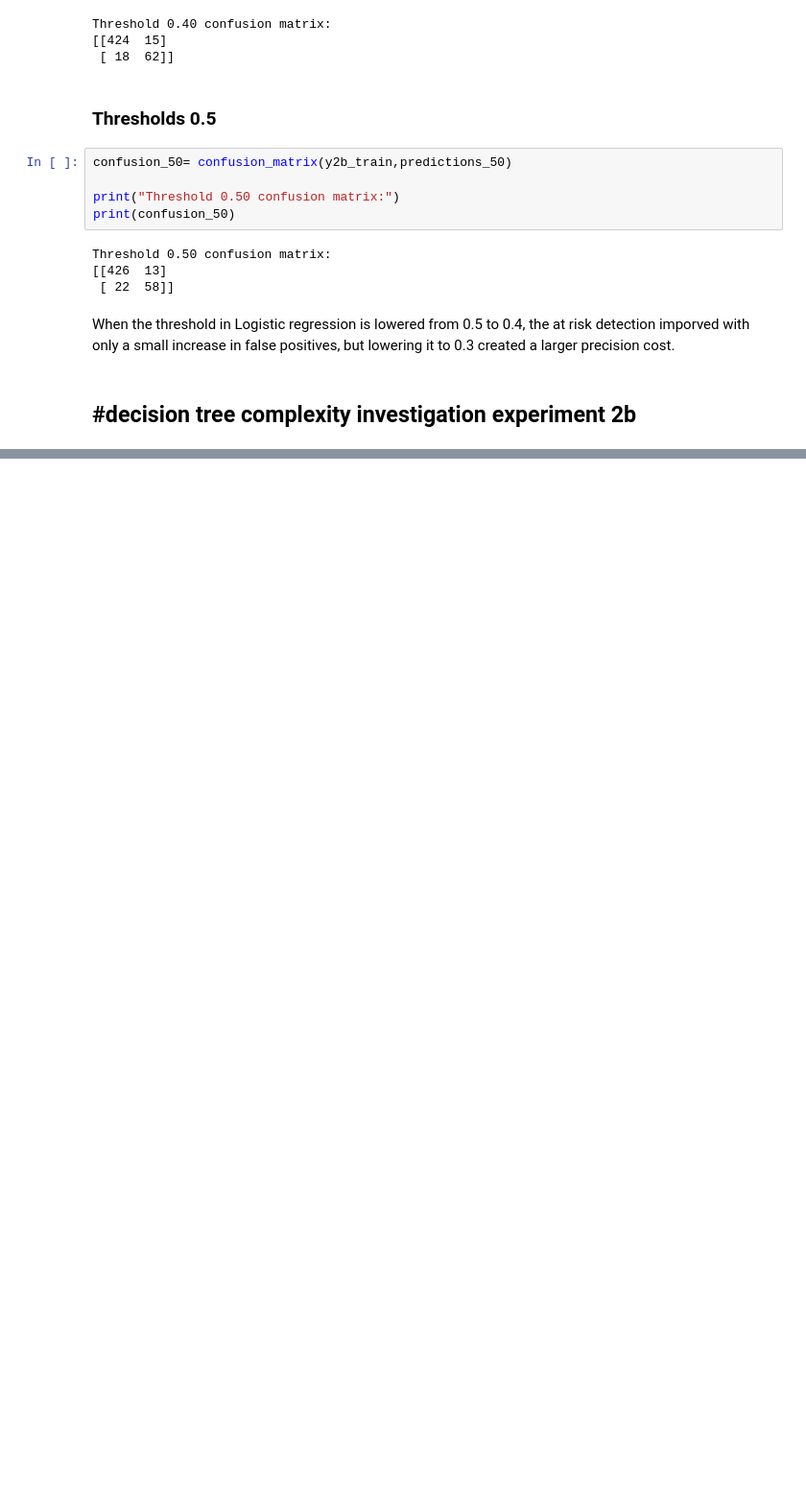
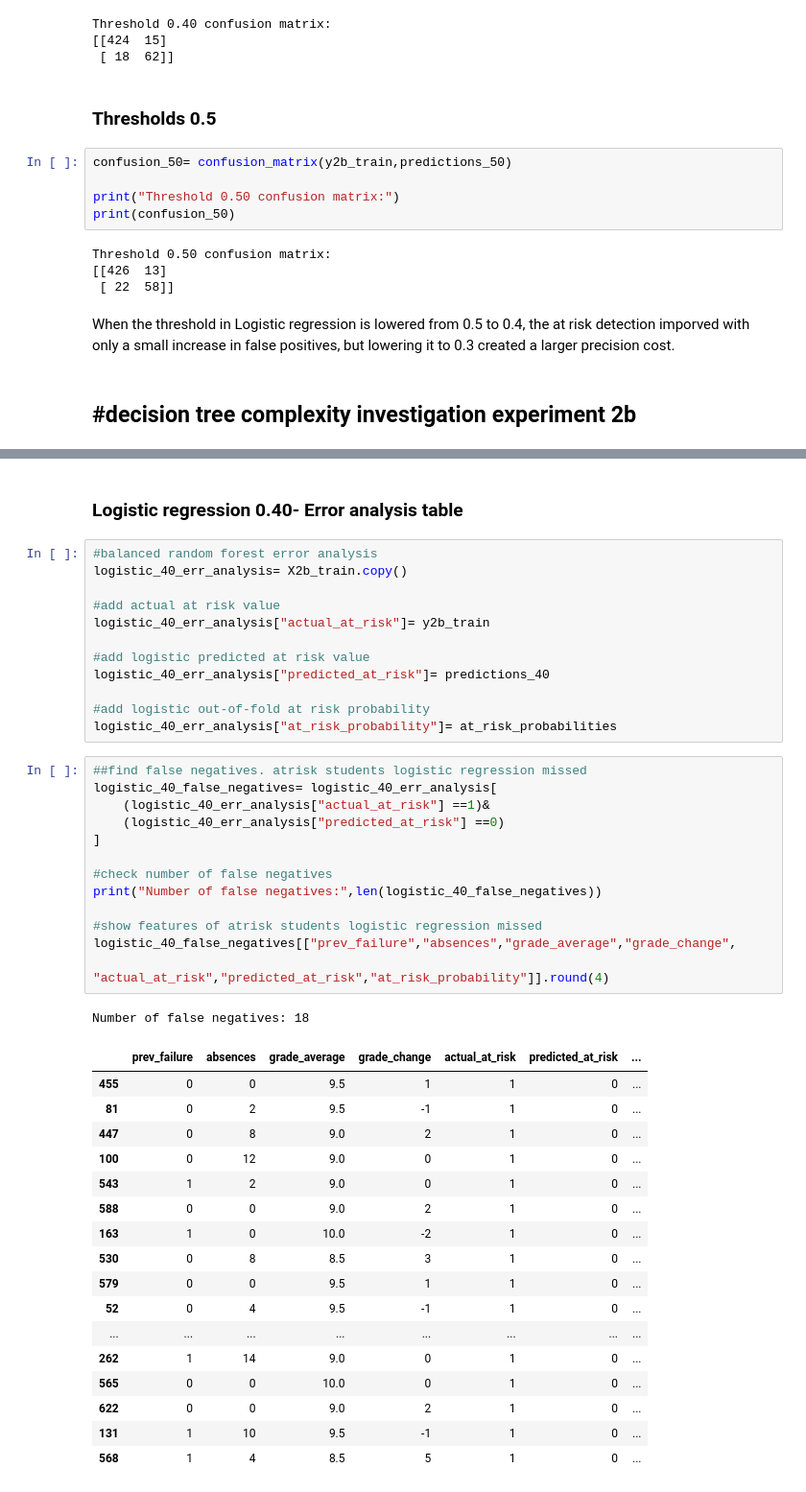
Before and after one commit to fip1234/phronesis, a Jupyter notebook: notebooks/01_eda.ipynb, the cells around one changed output, grey strips where cells are left out. Shown at 96% size. Saved outputs shown, nothing was run; the diff lists cells and outputs as text; blank space fills up the shorter version.

```diff
--- a/notebooks/01_eda.ipynb
+++ b/notebooks/01_eda.ipynb
@@ -2613,0 +2911,46 @@ tree_depth_comparison.round(4)
+# %% [markdown]
+### Logistic regression 0.40- Error analysis table
+# %%
+#balanced random forest error analysis
+logistic_40_err_analysis= X2b_train.copy()
+
+#add actual at risk value
+logistic_40_err_analysis["actual_at_risk"]= y2b_train
+
+#add logistic predicted at risk value
+logistic_40_err_analysis["predicted_at_risk"]= predictions_40
+
+#add logistic out-of-fold at risk probability
+logistic_40_err_analysis["at_risk_probability"]= at_risk_probabilities
+# %%
+##find false negatives. atrisk students logistic regression missed
+logistic_40_false_negatives= logistic_40_err_analysis[
+    (logistic_40_err_analysis["actual_at_risk"] ==1)&
+    (logistic_40_err_analysis["predicted_at_risk"] ==0)
+]
+
+#check number of false negatives
+print("Number of false negatives:",len(logistic_40_false_negatives))
+
+#show features of atrisk students logistic regression missed
+logistic_40_false_negatives[["prev_failure","absences","grade_average","grade_change",
+                             "actual_at_risk","predicted_at_risk","at_risk_probability"]].round(4)
+# %% [output]
+Number of false negatives: 18
+|  | prev_failure | absences | grade_average | grade_change | actual_at_risk | predicted_at_risk | ... |
+| 455 | 0 | 0 | 9.5 | 1 | 1 | 0 | ... |
+| 81 | 0 | 2 | 9.5 | -1 | 1 | 0 | ... |
+| 447 | 0 | 8 | 9.0 | 2 | 1 | 0 | ... |
+| 100 | 0 | 12 | 9.0 | 0 | 1 | 0 | ... |
+| 543 | 1 | 2 | 9.0 | 0 | 1 | 0 | ... |
+| 588 | 0 | 0 | 9.0 | 2 | 1 | 0 | ... |
+| 163 | 1 | 0 | 10.0 | -2 | 1 | 0 | ... |
+| 530 | 0 | 8 | 8.5 | 3 | 1 | 0 | ... |
+| 579 | 0 | 0 | 9.5 | 1 | 1 | 0 | ... |
+| 52 | 0 | 4 | 9.5 | -1 | 1 | 0 | ... |
+| ... | ... | ... | ... | ... | ... | ... | ... |
+| 262 | 1 | 14 | 9.0 | 0 | 1 | 0 | ... |
+| 565 | 0 | 0 | 10.0 | 0 | 1 | 0 | ... |
+| 622 | 0 | 0 | 9.0 | 2 | 1 | 0 | ... |
+| 131 | 1 | 10 | 9.5 | -1 | 1 | 0 | ... |
+| 568 | 1 | 4 | 8.5 | 5 | 1 | 0 | ... |
```
Also changed, not shown: parts of 98 cells of this notebook.
